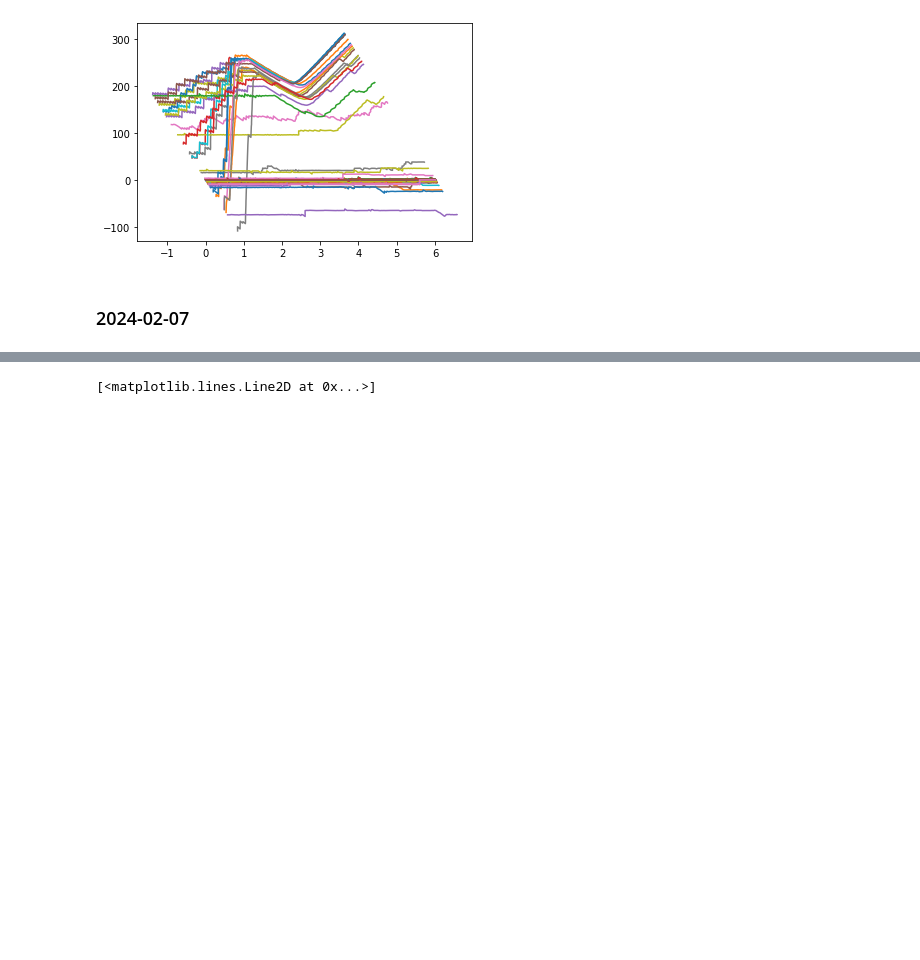
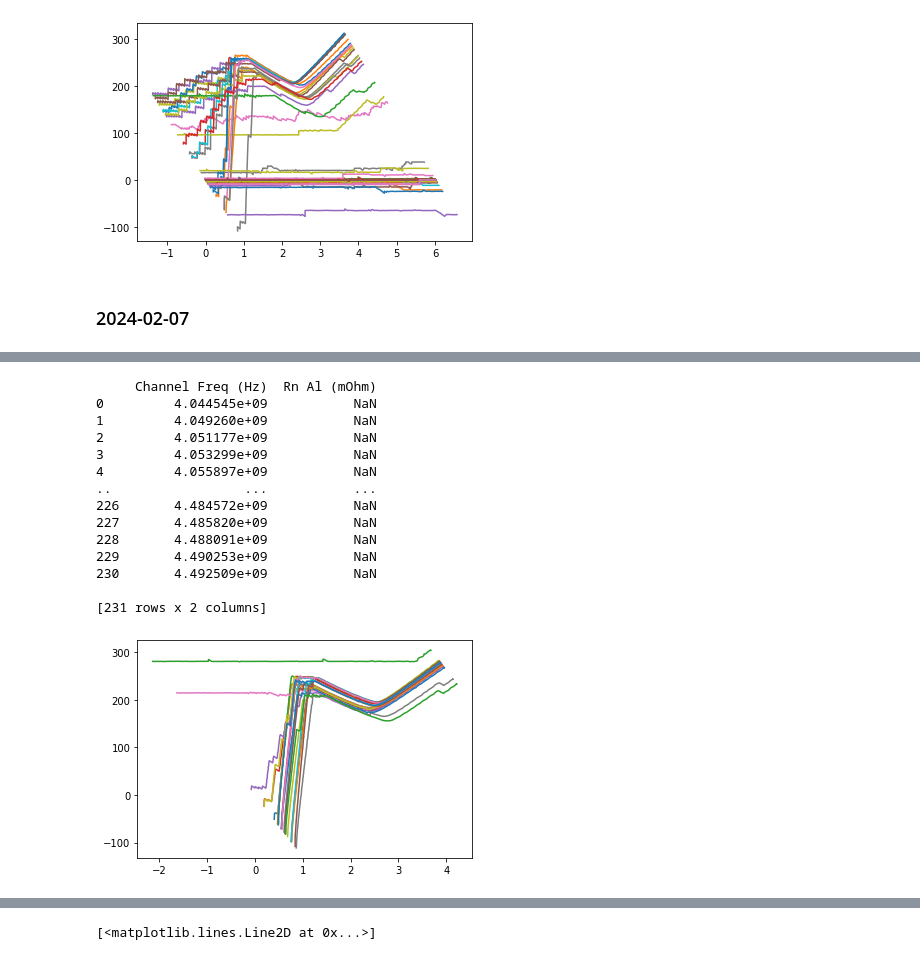
Before and after one commit to withersm/readout, a Jupyter notebook: jupyter_notebooks/data_view.ipynb, the cells around one changed output, grey strips where cells are left out. Cells and saved outputs as stored; diff of their text form; code cells hidden in the pictures; blank space fills up the shorter version.

```diff
--- a/jupyter_notebooks/data_view.ipynb
+++ b/jupyter_notebooks/data_view.ipynb
@@ -675,3 +763,25 @@ bad channel 196
+# %%
+for ch in range(result['Ites'].shape[0]):
+    plt.plot(result['Vtes'][ch], result['Ites'][ch])
+
+chart = dm.get_channel_response_summary(result,'./4250MHz_ASU11.csv')
+print(chart)
+# %% [output]
+     Channel Freq (Hz)  Rn Al (mOhm)
+0         4.044545e+09           NaN
+1         4.049260e+09           NaN
+2         4.051177e+09           NaN
+3         4.053299e+09           NaN
+4         4.055897e+09           NaN
+..                 ...           ...
+226       4.484572e+09           NaN
+227       4.485820e+09           NaN
+228       4.488091e+09           NaN
+229       4.490253e+09           NaN
+230       4.492509e+09           NaN
+
+[231 rows x 2 columns]
+[figure, added]
 # %%
 #4.75 GHz, ASU 7
 %matplotlib inline
```
Also changed, not shown: parts of 40 cells of this notebook.
